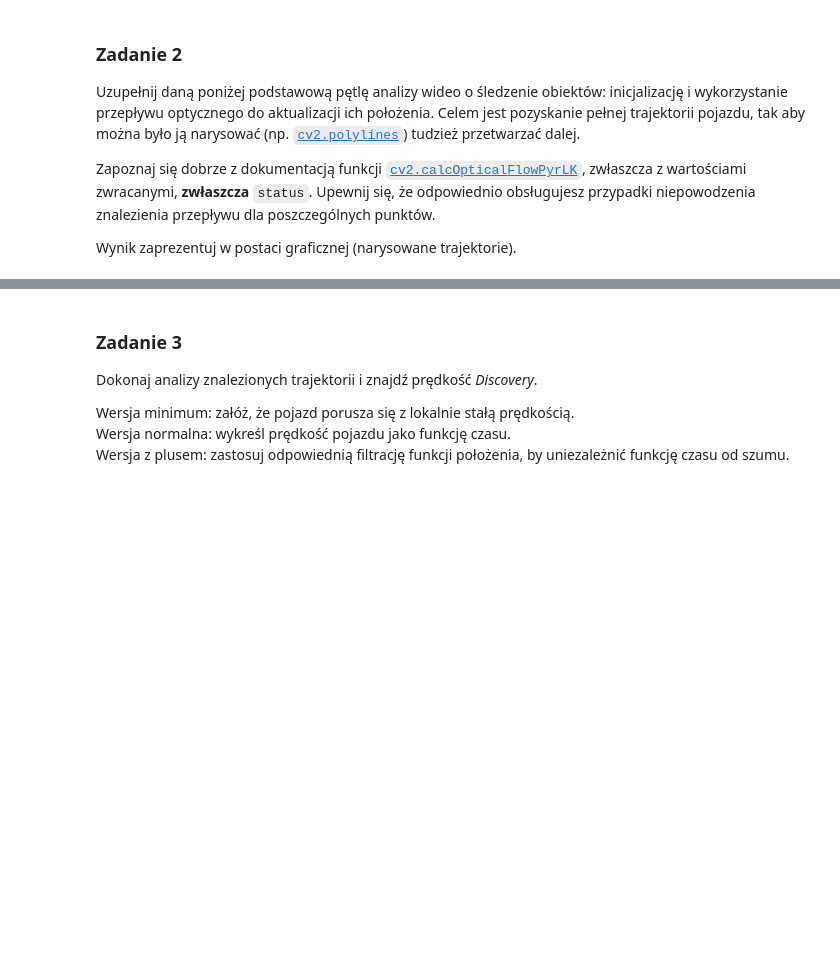
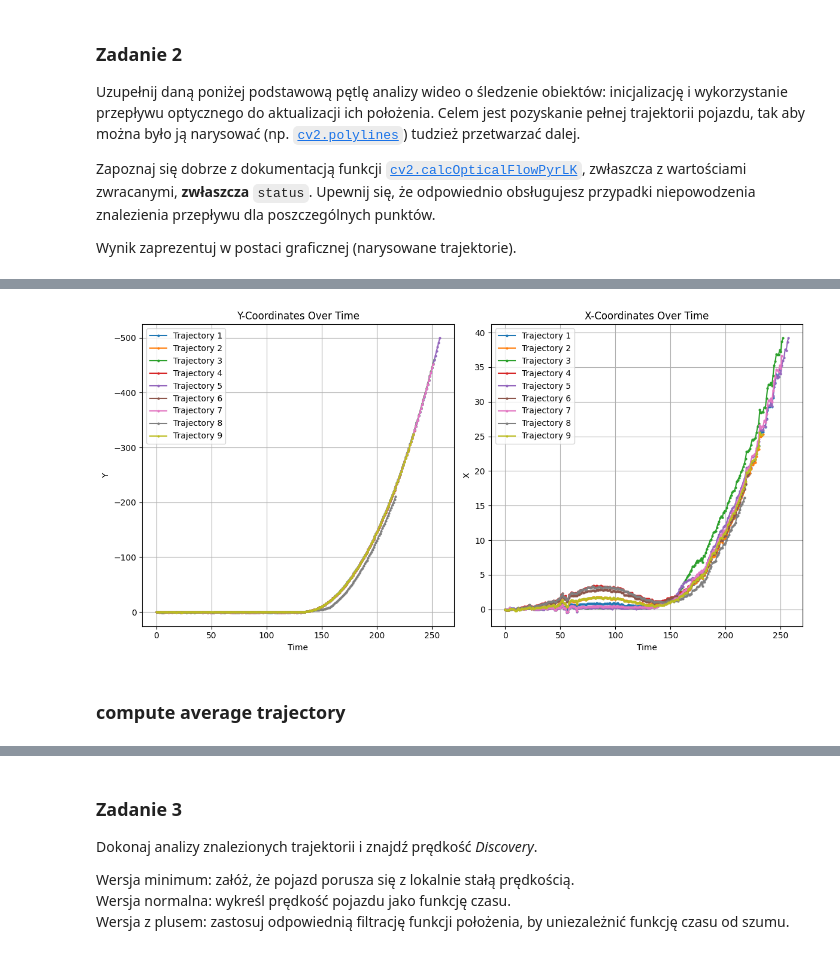
Before and after one commit to piotrdurniat/image-and-video-analysis-and-processing, a Jupyter notebook: lab8/Lab8.2_zadanie.ipynb, the cells around one changed output, grey strips where cells are left out. Drawn from its saved outputs; the diff is of its cells as text; code cells hidden in the pictures; blank space fills up the shorter version.

```diff
--- a/lab8/Lab8.2_zadanie.ipynb
+++ b/lab8/Lab8.2_zadanie.ipynb
@@ -325,0 +434,36 @@ html_video.save("output.mp4")
+# %%
+def vector_difference(
+    point1: tuple[float, float], point2: tuple[float, float]
+) -> tuple[float, float]:
+    """Compute the difference between two 2D vectors."""
+    return point1[0] - point2[0], point1[1] - point2[1]
+
+
+def compute_relative_trajectories(
+    trajectories: list[list[tuple[float, float]]]
+) -> list[list[tuple[float, float]]]:
+    """
+    Convert absolute positions in trajectories to relative positions
+    (relative to the starting point of each trajectory).
+
+    Parameters:
+        trajectories: A list of trajectories, where each trajectory is a list of (x, y) points.
+
+    Returns:
+        A list of trajectories with positions converted to relative distances from the starting point.
+    """
+    relative_trajectories = []
+    for trajectory in trajectories:
+        if not trajectory:  # Skip empty trajectories
+            continue
+        start_pos = trajectory[0]
+        relative_trajectory = [vector_difference(pos, start_pos) for pos in trajectory]
+        relative_trajectories.append(relative_trajectory)
+    return relative_trajectories
+# %%
+relative_trajectories = compute_relative_trajectories(new_trajectories)
+plot_trajectories_time(relative_trajectories)
+# %% [output]
+[figure, added]
+# %% [markdown]
+### compute average trajectory
```
Also changed, not shown: parts of 19 cells of this notebook, 3 other files.
